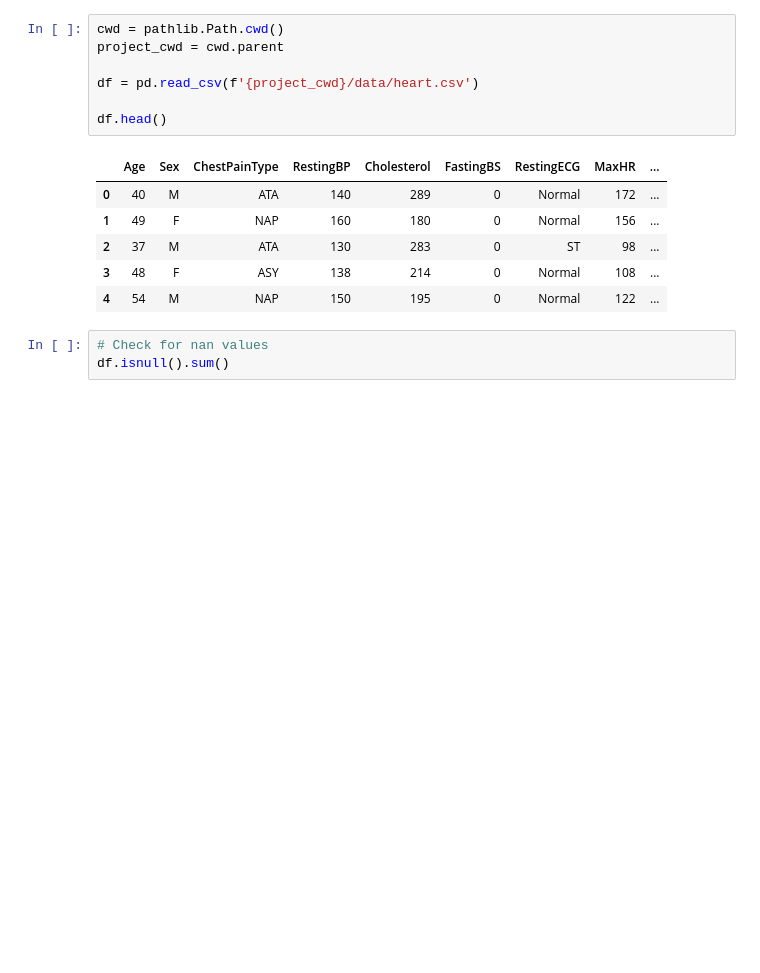
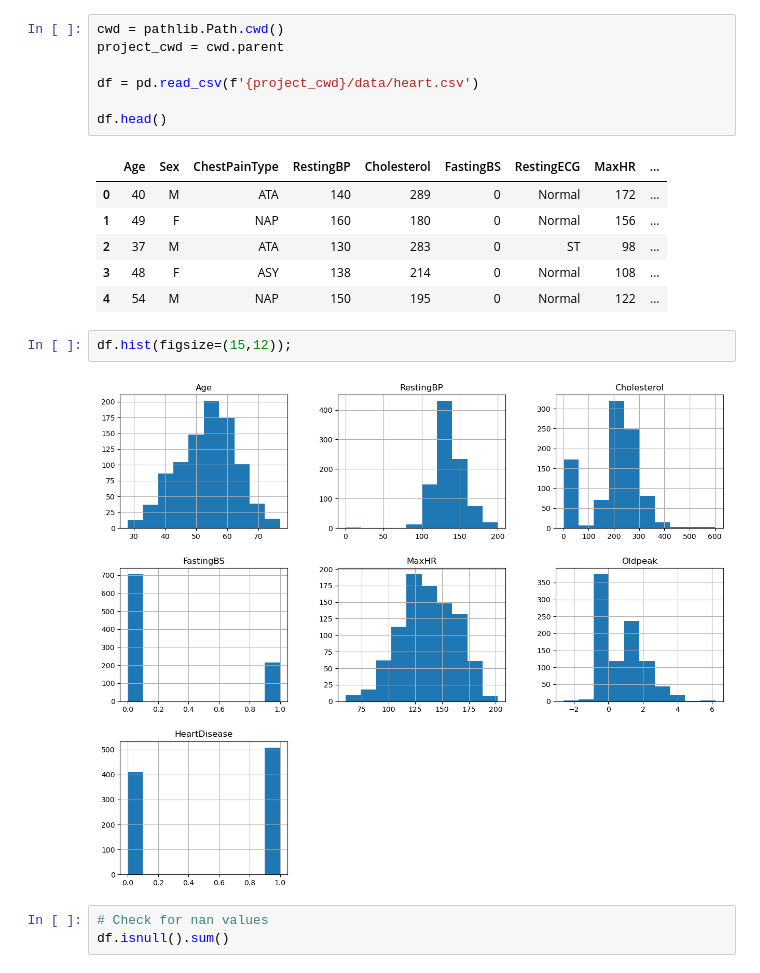
Before and after one commit to maurodore/heart_failure_prediction_bayesian_reasoning, a Jupyter notebook: src/main.ipynb, the cells around one changed output. Drawn from its saved outputs; the diff is of its cells as text; blank space fills up the shorter version.

```diff
--- a/src/main.ipynb
+++ b/src/main.ipynb
@@ -25,6 +14,10 @@ df.head()
 | 2 | 37 | M | ATA | 130 | 283 | 0 | ST | 98 | ... |
 | 3 | 48 | F | ASY | 138 | 214 | 0 | Normal | 108 | ... |
 | 4 | 54 | M | NAP | 150 | 195 | 0 | Normal | 122 | ... |
+# %%
+df.hist(figsize=(15,12));
+# %% [output]
+[figure, added]
 # %%
 # Check for nan values
 df.isnull().sum()
```
Also changed, not shown: parts of 19 cells of this notebook, 3 other files.
